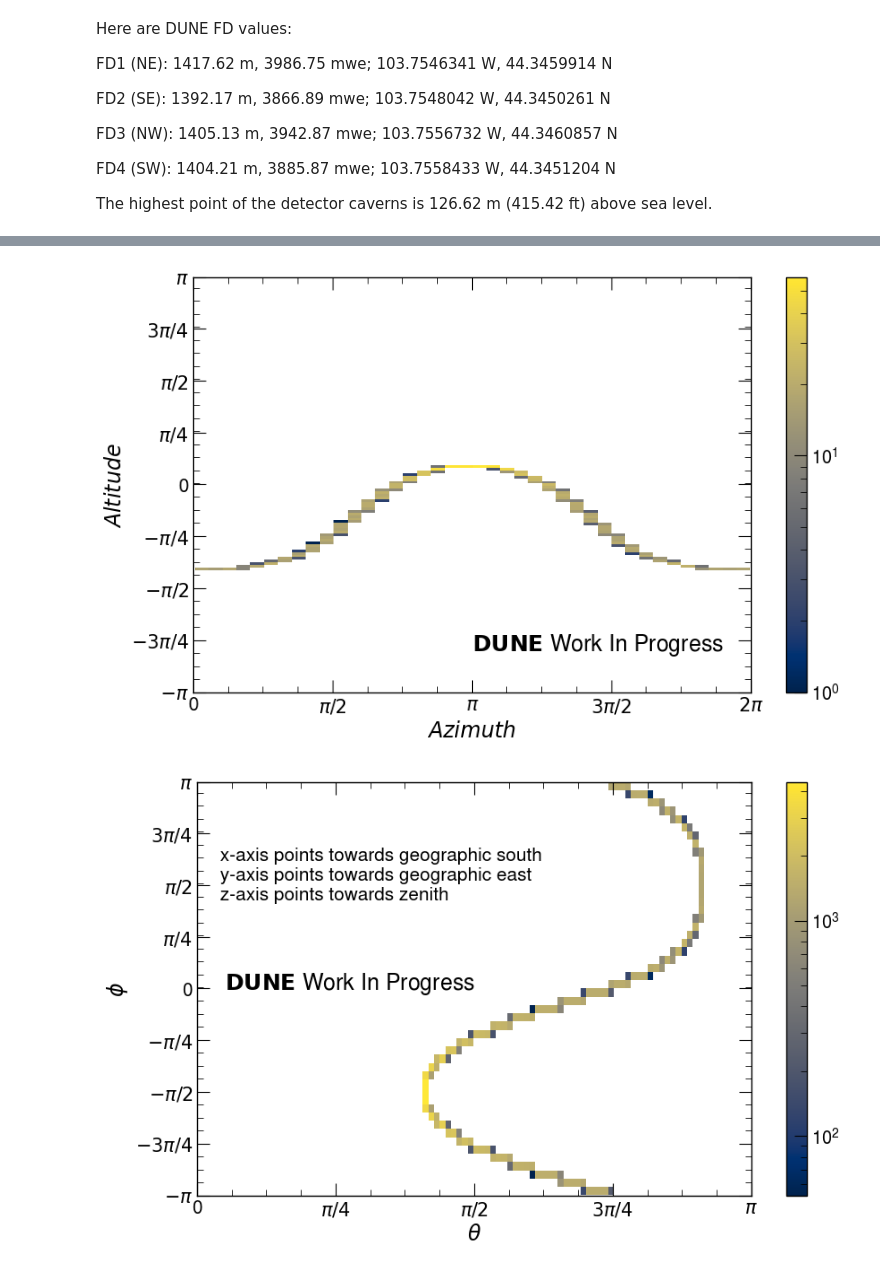
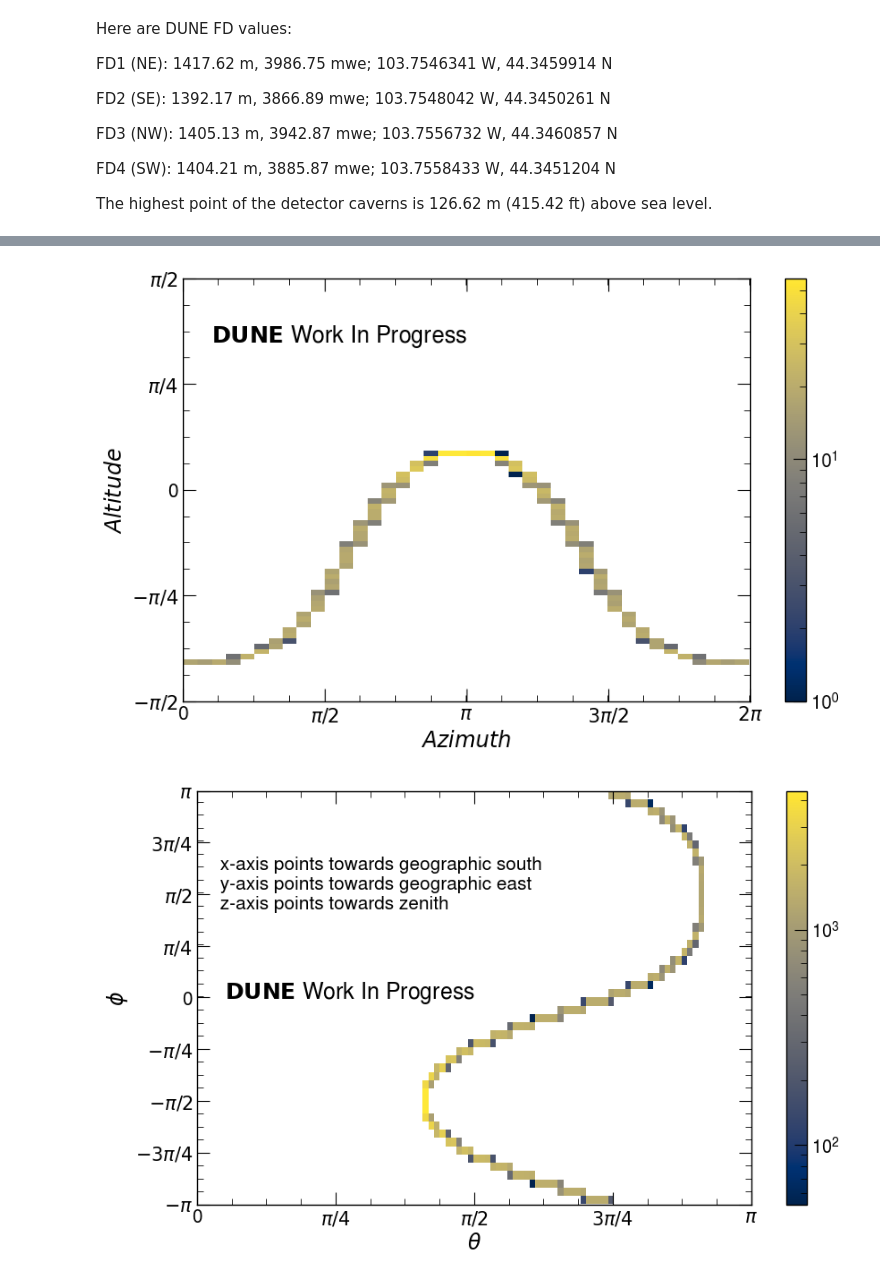
Before and after one commit to lperes-ufrj/AxionAnalysis, a Jupyter notebook: GalaxyCenterSim/GCDirection.ipynb, the cells around one changed output, grey strips where cells are left out. Drawn from its saved outputs; the diff is of its cells as text; code cells hidden in the pictures.

```diff
--- a/GalaxyCenterSim/GCDirection.ipynb
+++ b/GalaxyCenterSim/GCDirection.ipynb
@@ -113,18 +111,18 @@ df_Detector
 # %%
 fig, ax = plt.subplots(dpi=100, figsize=(10, 6))
 
 h = ax.hist2d(df_Check.iloc[:,2], df_Check.iloc[:,1], bins = (40,40),  norm = colors.LogNorm(), label = ' GC Position')
 ax.set_ylabel(r'$Altitude$', fontsize = 17)
 ax.set_xlabel(r'$Azimuth$', fontsize = 17)
 ax.set_xticks([0.0,1.570,3.14159,4.7123,6.283])
 ax.set_xticklabels([0,r'$\pi / 2$', r'$\pi$',r'$3\pi/2$', r'$2\pi$'], fontsize = 15)
-ax.set_yticks([-3.14559,-2.356,-1.570,-0.78539,0.0,0.78539,1.570,2.356,3.14159])
-dunestyle.WIP(x=0.5, y=0.10)
-ax.set_yticklabels([r'$-\pi$',r'$ -3\pi / 4$', r'$-\pi / 2$', r'$-\pi / 4$',0,r'$\pi / 4$',r'$\pi / 2$', r'$3 \pi / 4$', r'$\pi$'], fontsize = 15)
+ax.set_yticks([-1.570,-0.78539,0.0,0.78539,1.570])
+dunestyle.WIP(x=0.05, y=0.850)
+ax.set_yticklabels([ r'$-\pi / 2$', r'$-\pi / 4$',0,r'$\pi / 4$',r'$\pi / 2$'], fontsize = 15)
 fig.colorbar(h[3], ax=ax)
 plt.show()
 # %% [output]
-[figure, old version]
+[figure, new version]
 # %%
 fig, ax = plt.subplots(dpi=100, figsize=(10, 6))
 
```
Also changed, not shown: parts of 2 cells of this notebook, 12 other files.
